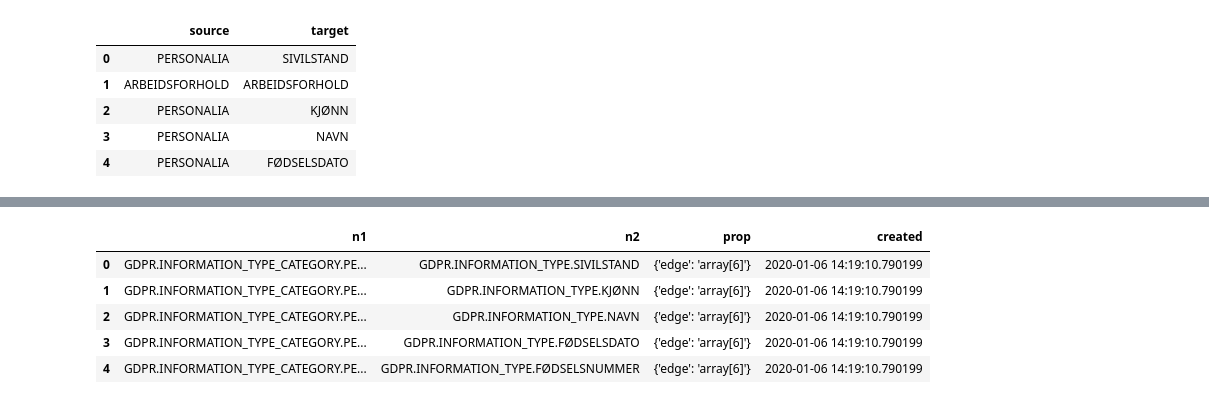
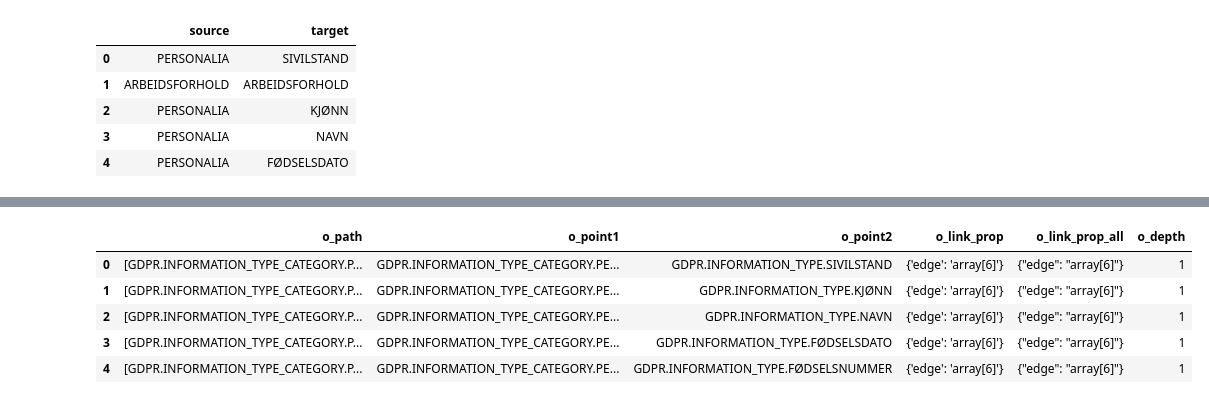
Before and after one commit to navikt/data-catalog-graph, a Jupyter notebook: notebooks/Initialise and Populate database string id.ipynb, the cells around one changed output, grey strips where cells are left out. Drawn from its saved outputs; the diff is of its cells as text; code cells hidden in the pictures.

```diff
--- a/notebooks/Initialise and Populate database string id.ipynb
+++ b/notebooks/Initialise and Populate database string id.ipynb
@@ -458,11 +457,12 @@ LINE 1: select * from graph_search1("GDPR.INFORMATION_TYPE_CATEGORY....
 # %%
-sql = "select * from tbl_edge where n1 = 'GDPR.INFORMATION_TYPE_CATEGORY.PERSONALIA'"
+sql = "select * from graph_search1('GDPR.INFORMATION_TYPE_CATEGORY.PERSONALIA');"
 df = sqlio.read_sql_query(sql, conn)
-df.head()
-# %% [output]
-|  | n1 | n2 | prop | created |
-| 0 | GDPR.INFORMATION_TYPE_CATEGORY.PE... | GDPR.INFORMATION_TYPE.SIVILSTAND | {'edge': 'array[6]'} | 2020-01-06 14:19:10.790199 |
-| 1 | GDPR.INFORMATION_TYPE_CATEGORY.PE... | GDPR.INFORMATION_TYPE.KJØNN | {'edge': 'array[6]'} | 2020-01-06 14:19:10.790199 |
-| 2 | GDPR.INFORMATION_TYPE_CATEGORY.PE... | GDPR.INFORMATION_TYPE.NAVN | {'edge': 'array[6]'} | 2020-01-06 14:19:10.790199 |
-| 3 | GDPR.INFORMATION_TYPE_CATEGORY.PE... | GDPR.INFORMATION_TYPE.FØDSELSDATO | {'edge': 'array[6]'} | 2020-01-06 14:19:10.790199 |
-| 4 | GDPR.INFORMATION_TYPE_CATEGORY.PE... | GDPR.INFORMATION_TYPE.FØDSELSNUMMER | {'edge': 'array[6]'} | 2020-01-06 14:19:10.790199 |
+# %%
+df
+# %% [output]
+|  | o_path | o_point1 | o_point2 | o_link_prop | o_link_prop_all | o_depth |
+| 0 | [GDPR.INFORMATION_TYPE_CATEGORY.P... | GDPR.INFORMATION_TYPE_CATEGORY.PE... | GDPR.INFORMATION_TYPE.SIVILSTAND | {'edge': 'array[6]'} | {"edge": "array[6]"} | 1 |
+| 1 | [GDPR.INFORMATION_TYPE_CATEGORY.P... | GDPR.INFORMATION_TYPE_CATEGORY.PE... | GDPR.INFORMATION_TYPE.KJØNN | {'edge': 'array[6]'} | {"edge": "array[6]"} | 1 |
+| 2 | [GDPR.INFORMATION_TYPE_CATEGORY.P... | GDPR.INFORMATION_TYPE_CATEGORY.PE... | GDPR.INFORMATION_TYPE.NAVN | {'edge': 'array[6]'} | {"edge": "array[6]"} | 1 |
+| 3 | [GDPR.INFORMATION_TYPE_CATEGORY.P... | GDPR.INFORMATION_TYPE_CATEGORY.PE... | GDPR.INFORMATION_TYPE.FØDSELSDATO | {'edge': 'array[6]'} | {"edge": "array[6]"} | 1 |
+| 4 | [GDPR.INFORMATION_TYPE_CATEGORY.P... | GDPR.INFORMATION_TYPE_CATEGORY.PE... | GDPR.INFORMATION_TYPE.FØDSELSNUMMER | {'edge': 'array[6]'} | {"edge": "array[6]"} | 1 |
```
Also changed, not shown: parts of 10 cells of this notebook, 1 other file.
